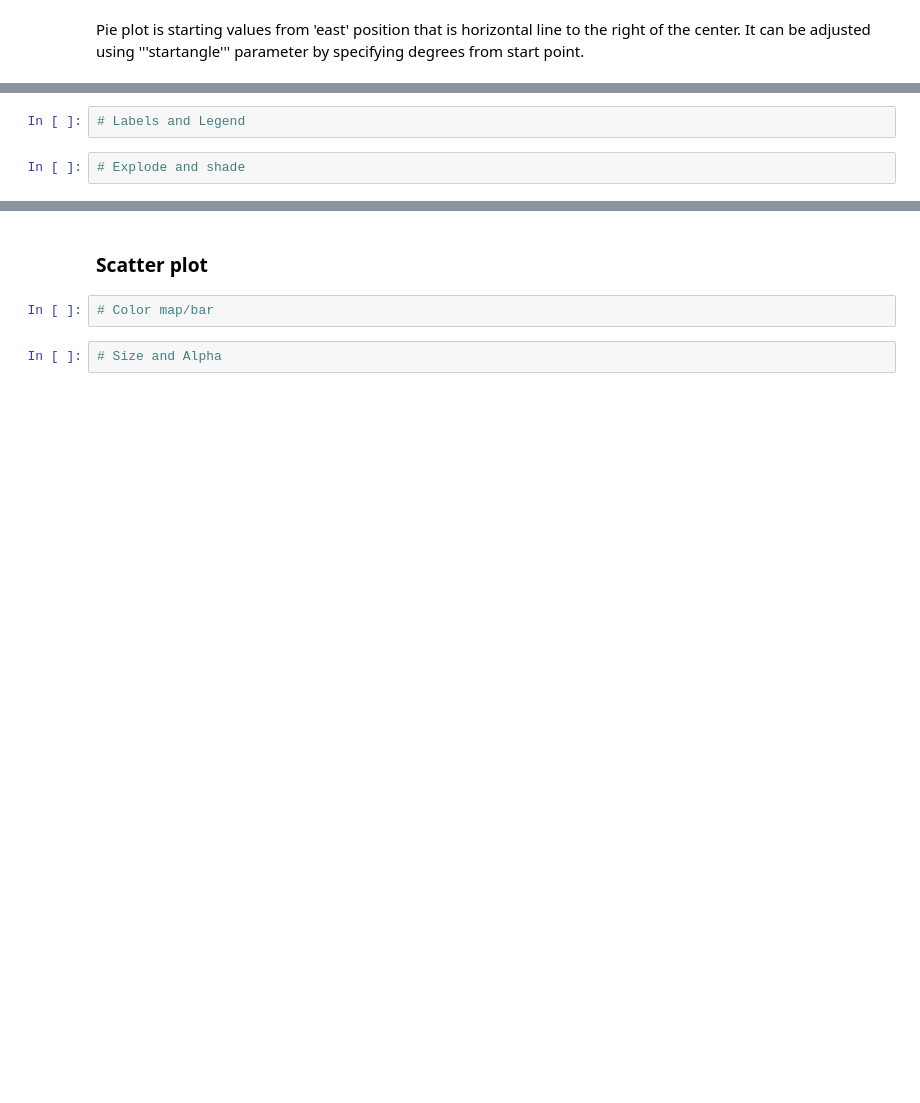
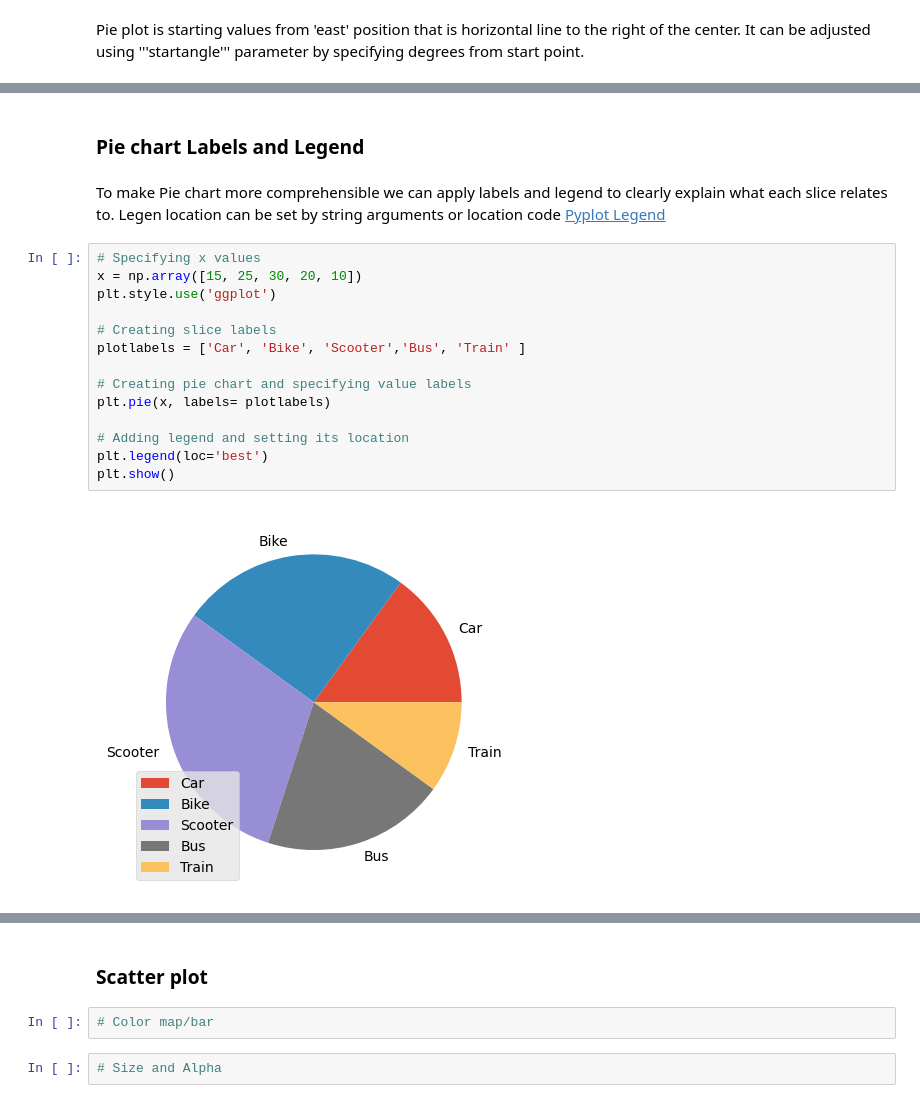
Before and after one commit to Mantvydas-data/FundamentalsofDataAnalysis, a Jupyter notebook: pyplot.ipynb, the cells around one changed output, grey strips where cells are left out. Saved outputs shown, nothing was run; the diff lists cells and outputs as text; blank space fills up the shorter version.

```diff
--- a/pyplot.ipynb
+++ b/pyplot.ipynb
@@ -355,4 +355,20 @@ plt.show()
-# %%
-# Labels and Legend
-# %%
-# Explode and shade
+# %% [markdown]
+### Pie chart Labels and Legend
+# %% [markdown]
+To make Pie chart more comprehensible we can apply labels and legend to clearly explain what each slice relates to. Legen location can be set by string arguments or location code [Pyplot Legend](https://matplotlib.org/stable/api/_as_gen/matplotlib.pyplot.legend.html)
+# %%
+# Specifying x values
+x = np.array([15, 25, 30, 20, 10])
+plt.style.use('ggplot')
+
+# Creating slice labels
+plotlabels = ['Car', 'Bike', 'Scooter','Bus', 'Train' ]
+
+# Creating pie chart and specifying value labels
+plt.pie(x, labels= plotlabels)
+
+# Adding legend and setting its location
+plt.legend(loc='best')
+plt.show()
+# %% [output]
+[figure, added]
```
Also changed, not shown: parts of 21 cells of this notebook.
